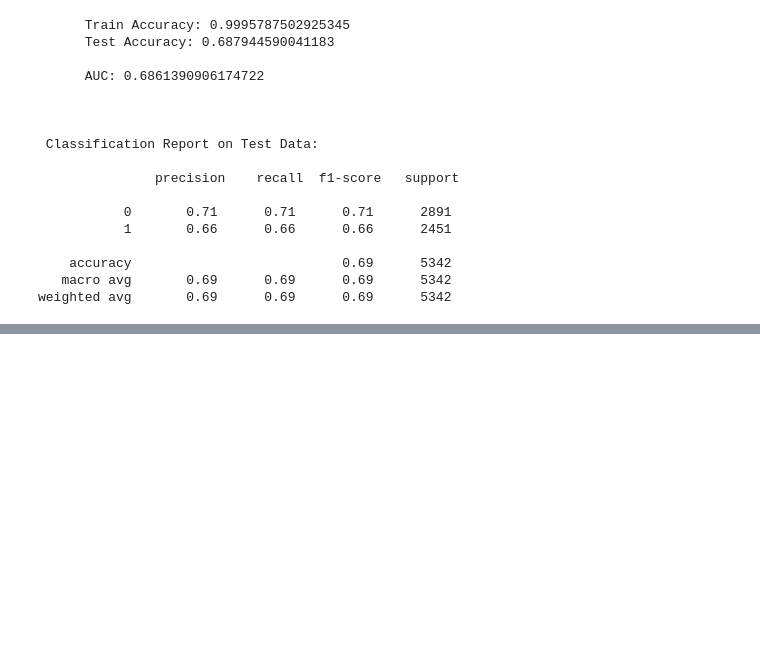
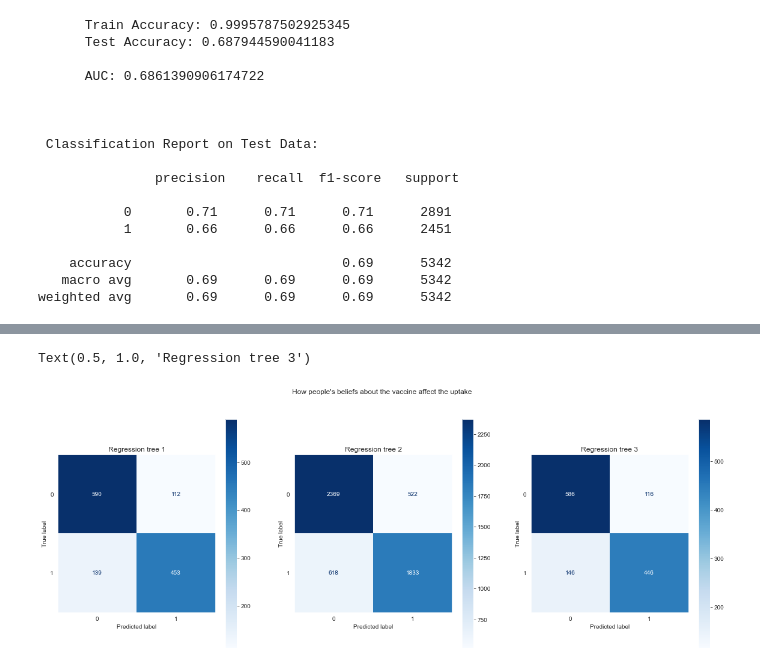
Before and after one commit to DaveyMburu/predicting-vaccine-uptake-using-behavioral-and-background-data, a Jupyter notebook: index.ipynb, the cells around one changed output, grey strips where cells are left out. Drawn from its saved outputs; the diff is of its cells as text; code cells hidden in the pictures; blank space fills up the shorter version.

```diff
--- a/index.ipynb
+++ b/index.ipynb
@@ -1050,0 +1157,11 @@ weighted avg       0.76      0.76      0.76      5342
+# %%
+# one-hot encode the non-binary nominal features
+ohe = OneHotEncoder(sparse =False, drop = 'first')
+X_train_ohe = ohe.fit_transform(X_train_c[nominal_features])
+X_test_ohe = ohe.transform(X_test_c[nominal_features])
+
+encoded_train_df = pd.DataFrame(X_train_ohe, columns=ohe.get_feature_names(nominal_features), index = X_train_c.index)
+encoded_test_df = pd.DataFrame(X_test_ohe, columns=ohe.get_feature_names(nominal_features), index = X_test_c.index)
+
+X_train_c_preprocessed = X_train_c.drop(columns=nominal_features).join(encoded_train_df)
+X_test_c_preprocessed = X_test_c.drop(columns=nominal_features).join(encoded_test_df)
@@ -1050,0 +1247,9 @@ weighted avg       0.76      0.76      0.76      5342
+# %%
+# Predict and evaluate
+y_train_pred_tuned_c = best_logr.predict(X_train_c_preprocessed)
+y_pred_tuned_c = best_logr.predict(X_test_c_preprocessed)
+
+print(f'''
+      Train Accuracy: {accuracy_score(y_train_c, y_train_pred_tuned_c)}
+      Test Accuracy: {accuracy_score(y_test_c, y_pred_tuned_c)}''')
+print("\nClassification Report:\n", classification_report(y_test_c, y_pred_tuned_c))
@@ -1050,0 +1420,30 @@ weighted avg       0.76      0.76      0.76      5342
+# %%
+from sklearn.metrics import confusion_matrix
+from sklearn.metrics import ConfusionMatrixDisplay
+
+# creating the matrices
+cnf_matrix_a = confusion_matrix(y_test_a, y_pred_tuned)
+cnf_matrix_b = confusion_matrix(y_test_b, vanilla_y_pred_b)
+cnf_matrix_c = confusion_matrix(y_test_c, y_pred_tuned_c)
+
+# visualizing them
+fig, axes = plt.subplots(nrows = 1, ncols = 3, figsize = (20, 7))
+fig.suptitle('How people\'s beliefs about the vaccine affect the uptake')
+
+disp_a = ConfusionMatrixDisplay(confusion_matrix= cnf_matrix_a, display_labels= best_logr_a.classes_)
+disp_a.plot(cmap=plt.cm.Blues, ax = axes[0])
+axes[0].grid(False)
+axes[0].set_title('Regression tree 1')
+
+disp_b = ConfusionMatrixDisplay(confusion_matrix= cnf_matrix_b, display_labels= vanilla_logr_b.classes_)
+disp_b.plot(cmap=plt.cm.Blues, ax = axes[1])
+axes[1].grid(False)
+axes[1].set_title('Regression tree 2')
+
+disp_c = ConfusionMatrixDisplay(confusion_matrix= cnf_matrix_c, display_labels= best_logr.classes_)
+disp_c.plot(cmap=plt.cm.Blues, ax = axes[2])
+axes[2].grid(False)
+axes[2].set_title('Regression tree 3');
+# %% [output]
+Text(0.5, 1.0, 'Regression tree 3')
+[figure, added]
```
Also changed, not shown: parts of 79 cells of this notebook, 1 other file.
